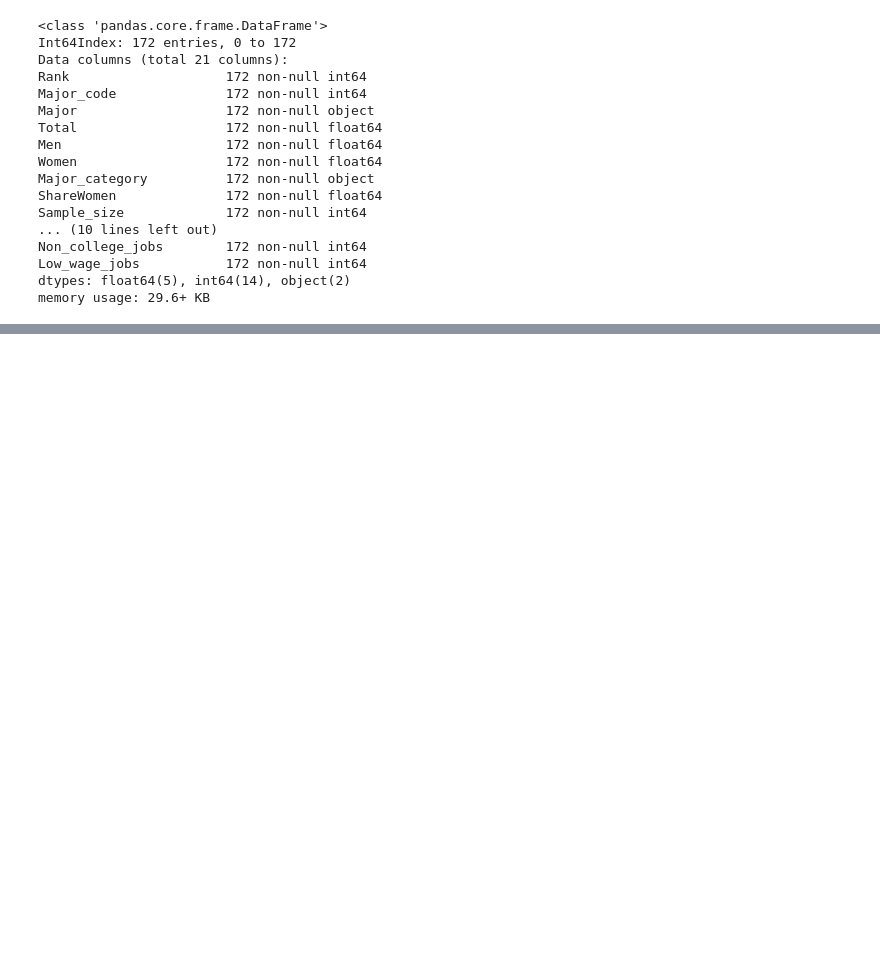
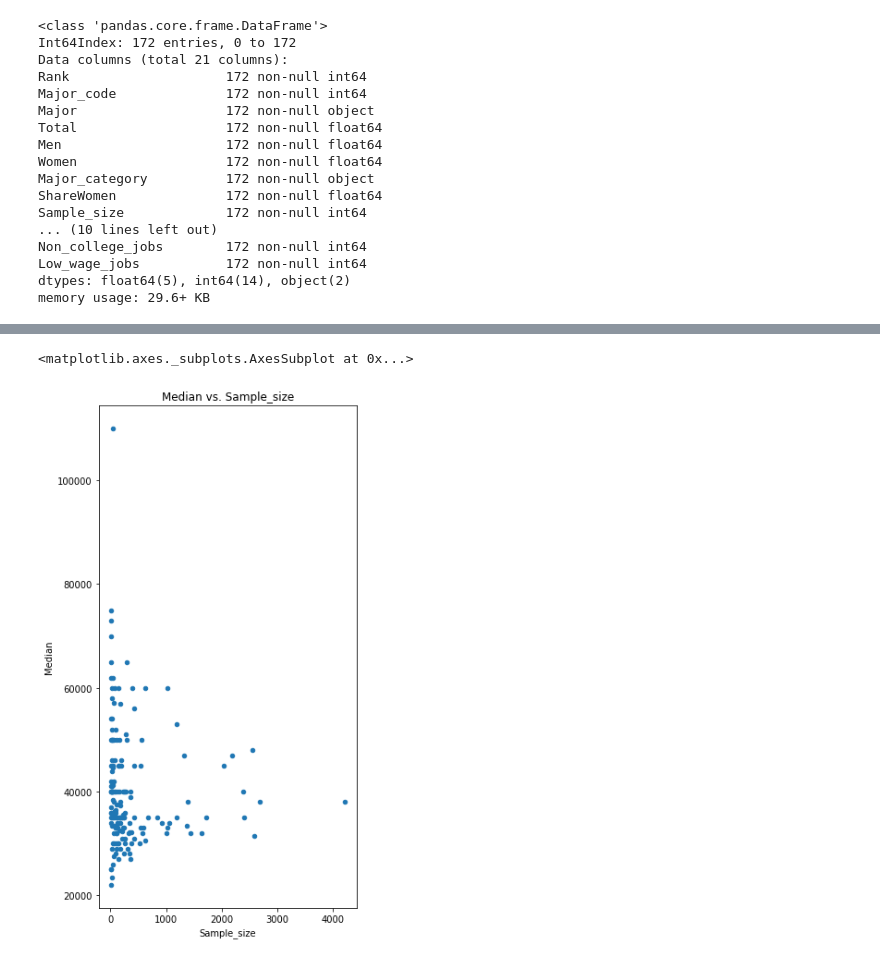
Before and after one commit to saraheisa/Visualizing-Earnings-Based-On-College-Majors, a Jupyter notebook: main.ipynb, the cells around one changed output, grey strips where cells are left out. Saved outputs shown, nothing was run; the diff lists cells and outputs as text; code cells hidden in the pictures; blank space fills up the shorter version.

```diff
--- a/main.ipynb
+++ b/main.ipynb
@@ -98,0 +108,5 @@ memory usage: 29.6+ KB
+# %%
+recent_grads.plot(x='Sample_size', y='Median', kind='scatter', title='Median vs. Sample_size', figsize=(5,10))
+# %% [output]
+<matplotlib.axes._subplots.AxesSubplot at 0x...>
+[figure, added]
```
Also changed, not shown: parts of 7 cells of this notebook.
